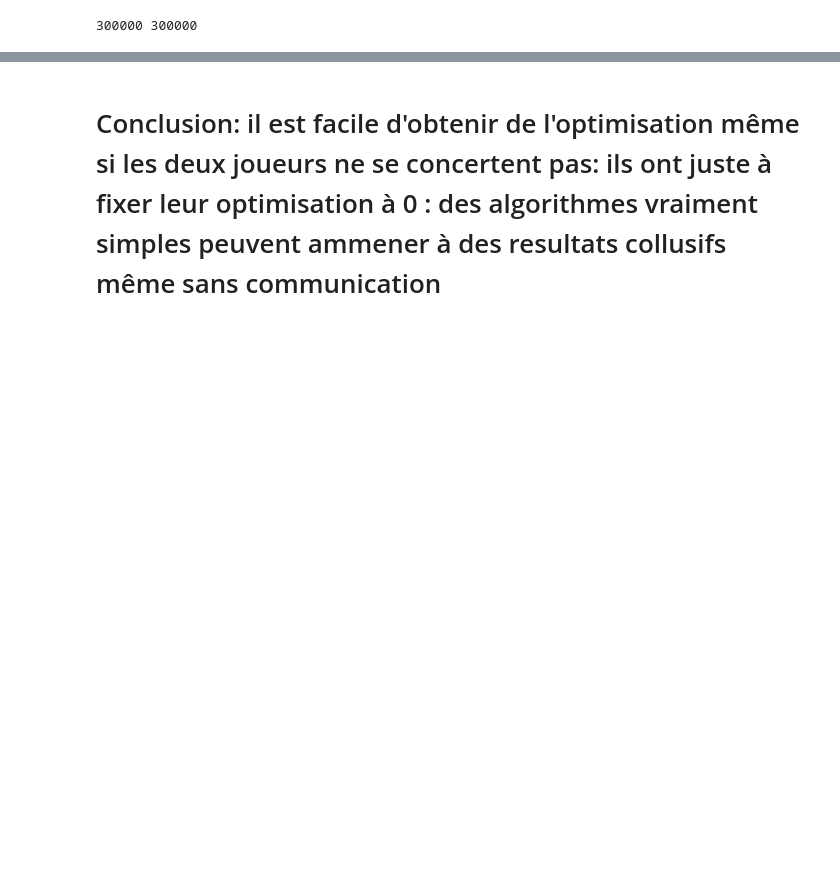
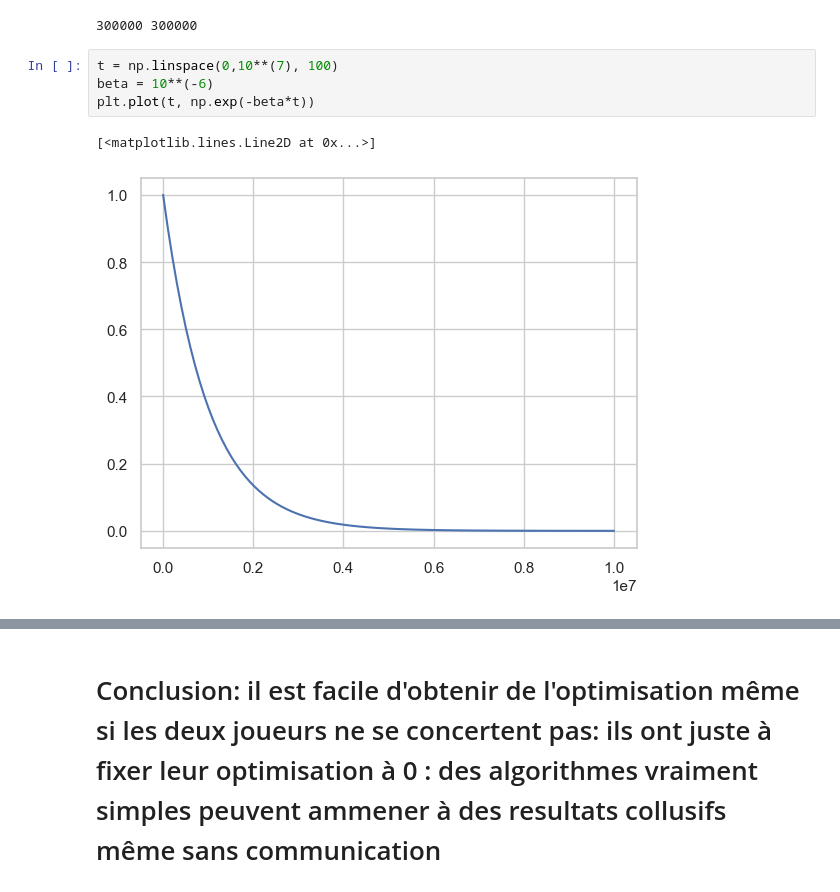
Before and after one commit to Suzie14/RLandPricing, a Jupyter notebook: notebooks/prisonner_dillemna.ipynb, the cells around one changed output, grey strips where cells are left out. Saved outputs shown, nothing was run; the diff lists cells and outputs as text; blank space fills up the shorter version.

```diff
--- a/notebooks/prisonner_dillemna.ipynb
+++ b/notebooks/prisonner_dillemna.ipynb
@@ -633,3 +644,10 @@ df = df.drop(columns='number')
 df.to_csv('../PrisonnerDilemma/PrisonnersDilemmaDatas/data_different_beta_iii', index=False)
 # %% [output]
 300000 300000
+# %%
+t = np.linspace(0,10**(7), 100)
+beta = 10**(-6)
+plt.plot(t, np.exp(-beta*t))
+# %% [output]
+[<matplotlib.lines.Line2D at 0x...>]
+[figure, added]
```
Also changed, not shown: parts of 4 cells of this notebook.
